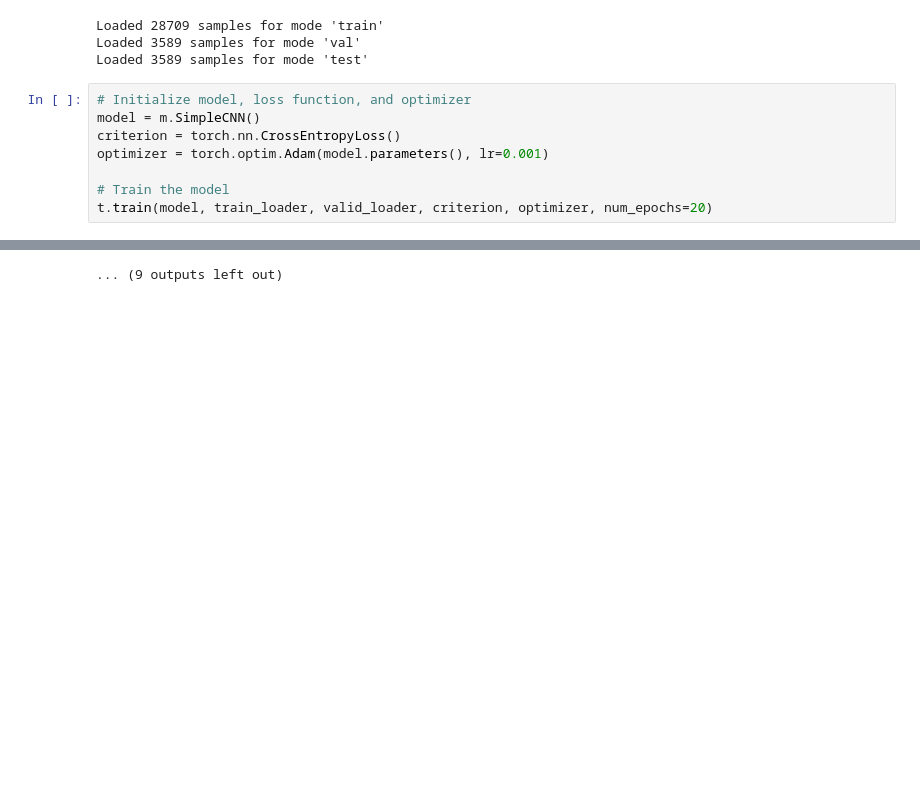
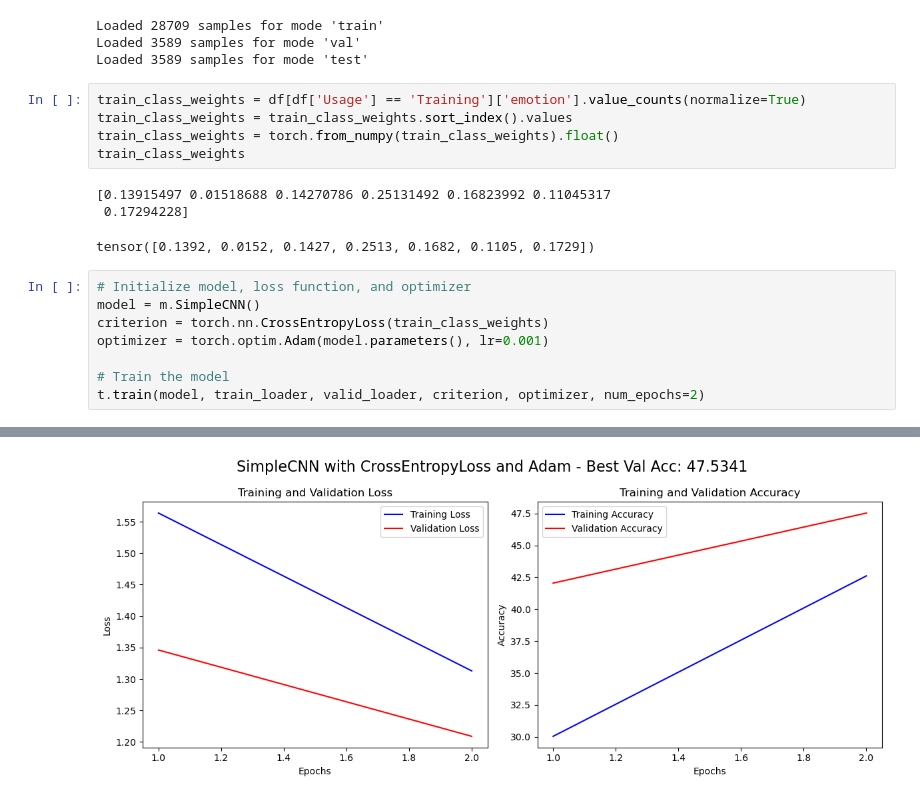
Before and after one commit to coppeneur/cv-deep-learning, a Jupyter notebook: pipeline_assignment_2.ipynb, the cells around one changed output, grey strips where cells are left out. Saved outputs shown, nothing was run; the diff lists cells and outputs as text; blank space fills up the shorter version.

Commit message:
added train weights

```diff
--- a/pipeline_assignment_2.ipynb
+++ b/pipeline_assignment_2.ipynb
@@ -108,12 +122,21 @@ train_loader, valid_loader, test_loader = ds.get_data_loaders(data_path, batch_s
 Loaded 28709 samples for mode 'train'
 Loaded 3589 samples for mode 'val'
 Loaded 3589 samples for mode 'test'
+# %%
+train_class_weights = df[df['Usage'] == 'Training']['emotion'].value_counts(normalize=True)
+train_class_weights = train_class_weights.sort_index().values
+train_class_weights = torch.from_numpy(train_class_weights).float()
+train_class_weights
+# %% [output]
+[0.13915497 0.01518688 0.14270786 0.25131492 0.16823992 0.11045317
+ 0.17294228]
+tensor([0.1392, 0.0152, 0.1427, 0.2513, 0.1682, 0.1105, 0.1729])
 # %%
 # Initialize model, loss function, and optimizer
 model = m.SimpleCNN()
-criterion = torch.nn.CrossEntropyLoss()
+criterion = torch.nn.CrossEntropyLoss(train_class_weights)
 optimizer = torch.optim.Adam(model.parameters(), lr=0.001)
 
 # Train the model
-t.train(model, train_loader, valid_loader, criterion, optimizer, num_epochs=20)
+t.train(model, train_loader, valid_loader, criterion, optimizer, num_epochs=2)
 # %% [output]
@@ -141,4 +147,4 @@ Epoch 12/20, Train Loss: 1.0256, Train Acc: 61.0714, Val Loss: 1.0912, Val Acc:
-... (9 outputs left out)
+[figure, added]
 # %%
 model = m.CNNWithBatchNorm()
 criterion = torch.nn.CrossEntropyLoss()
```
Also changed, not shown: parts of 11 cells of this notebook.
